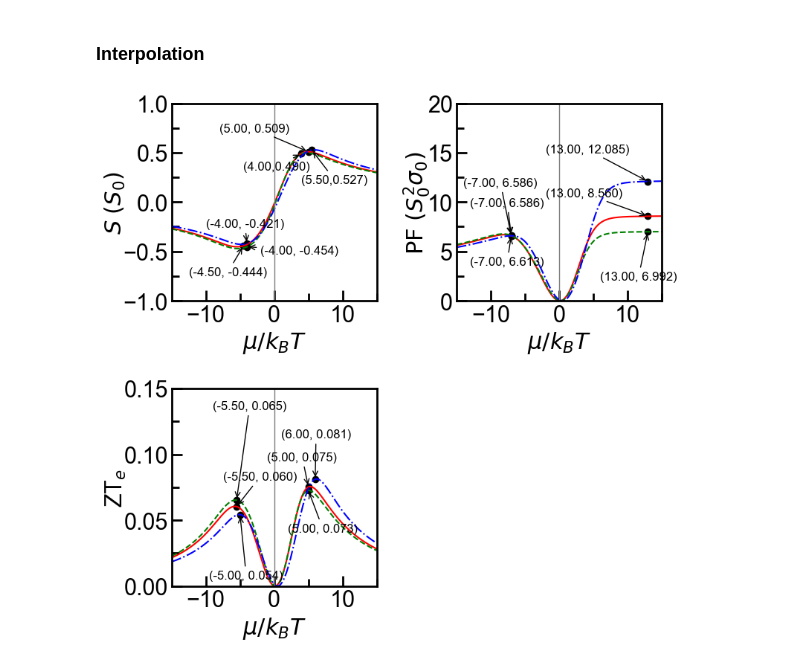
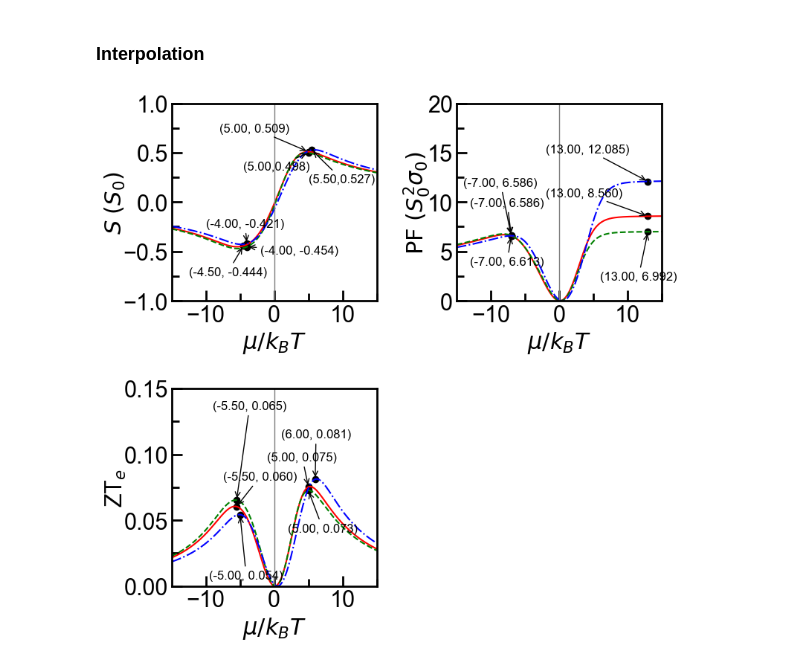
Before and after one commit to Normanthen/NLS-Thermoelectrics, a Jupyter notebook: Type I NLS/2BM-TypeI.ipynb, the cells around one changed output. Cells and saved outputs as stored; diff of their text form; code cells hidden in the pictures.

```diff
--- a/Type I NLS/2BM-TypeI.ipynb
+++ b/Type I NLS/2BM-TypeI.ipynb
@@ -1163,7 +1163,7 @@ axZT.yaxis.set_tick_params(which='minor', size=7, width=2, direction='in')
 
 #n-type doping
 dsrd_muS1n = 5
-dsrd_muS2n = 4
+dsrd_muS2n = 5
 dsrd_muS3n = 5.5
 
 dsrd_S1n = np.interp(dsrd_muS1n, eta, S(eta+eshiftm1,e0,vF1,eff_mass1)/S_0)
@@ -1341,34 +1341,34 @@ dsrd_ZT1p = np.interp(dsrd_muZT1p, eta, ZT(eta+eshiftm1,e0,vF1,eff_mass1)*T)
 dsrd_ZT2p = np.interp(dsrd_muZT2p, eta, ZT(eta+eshiftm2,e0,vF1,eff_mass2)*T)
 dsrd_ZT3p = np.interp(dsrd_muZT3p, eta, ZT(eta+eshiftm3,e0,vF1,eff_mass3)*T)
 
 axZT.scatter(dsrd_muZT1p, dsrd_ZT1p,color='black') #red
 axZT.annotate(f'({dsrd_muZT1p:.2f}, {dsrd_ZT1p:.3f})',
              xy=(dsrd_muZT1p, dsrd_ZT1p),  #add a text annotation at that point
              xytext=(dsrd_muZT1p-2, dsrd_ZT1p+0.02),
              arrowprops=dict(facecolor='black', arrowstyle='->'),
              fontsize='12'
              )
 
 axZT.scatter(dsrd_muZT2p, dsrd_ZT2p,color='black') #green
 axZT.annotate(f'({dsrd_muZT2p:.2f}, {dsrd_ZT2p:.3f})',
              xy=(dsrd_muZT2p, dsrd_ZT2p),  #add a text annotation at that point
              xytext=(dsrd_muZT3p-4, dsrd_ZT3p+0.08),
              arrowprops=dict(facecolor='black', arrowstyle='->'),
              fontsize='12'
              )
 
 axZT.scatter(dsrd_muZT3p, dsrd_ZT3p,color='black') #blue
 axZT.annotate(f'({dsrd_muZT3p:.2f}, {dsrd_ZT3p:.3f})',
              xy=(dsrd_muZT3p, dsrd_ZT3p),  #add a text annotation at that point
              xytext=(dsrd_muZT2p-4, dsrd_ZT2p-0.06),
              arrowprops=dict(facecolor='black', arrowstyle='->'),
              fontsize='12'
              )
 
 plt.tight_layout()
 #plt.savefig('../Figures/2BM/TypeI_output_m_raw.pdf')
 # %% [output]
-[figure, old version]
+[figure, new version]
 # %%
 #Seebeck coefficient
 
```
Also changed, not shown: 13 other files.
